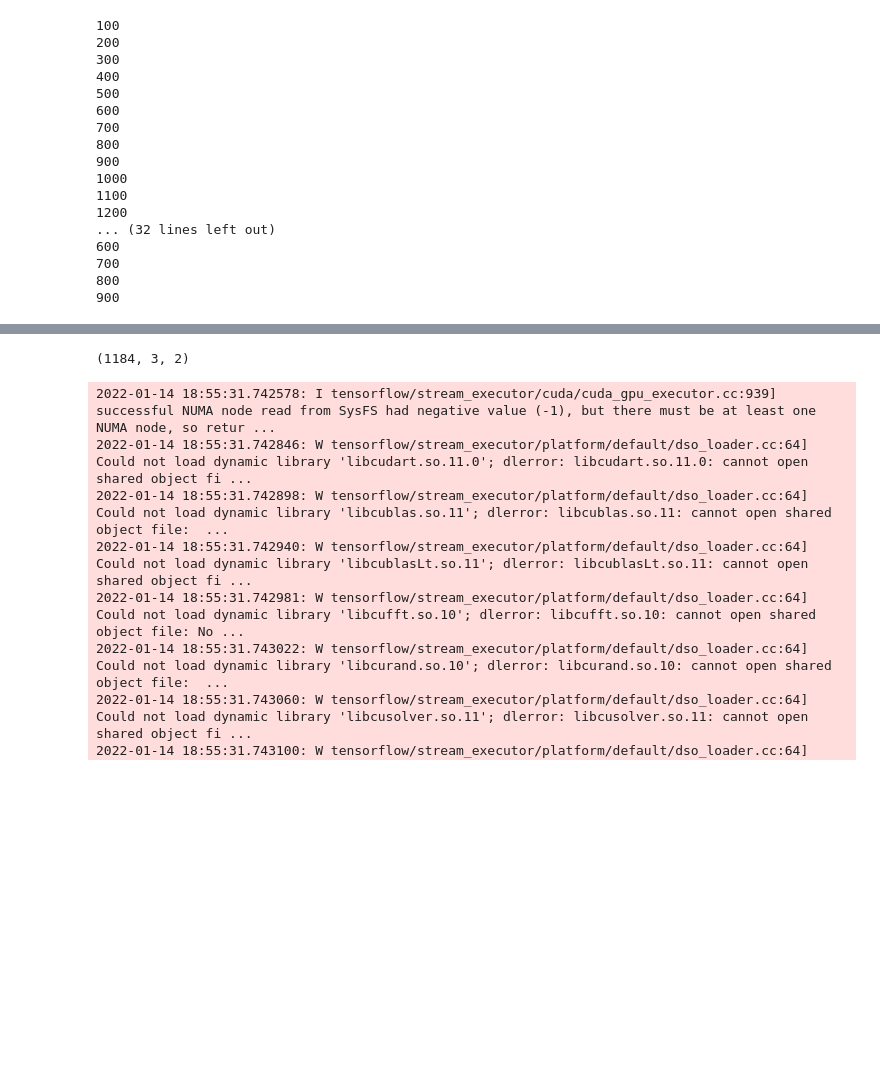
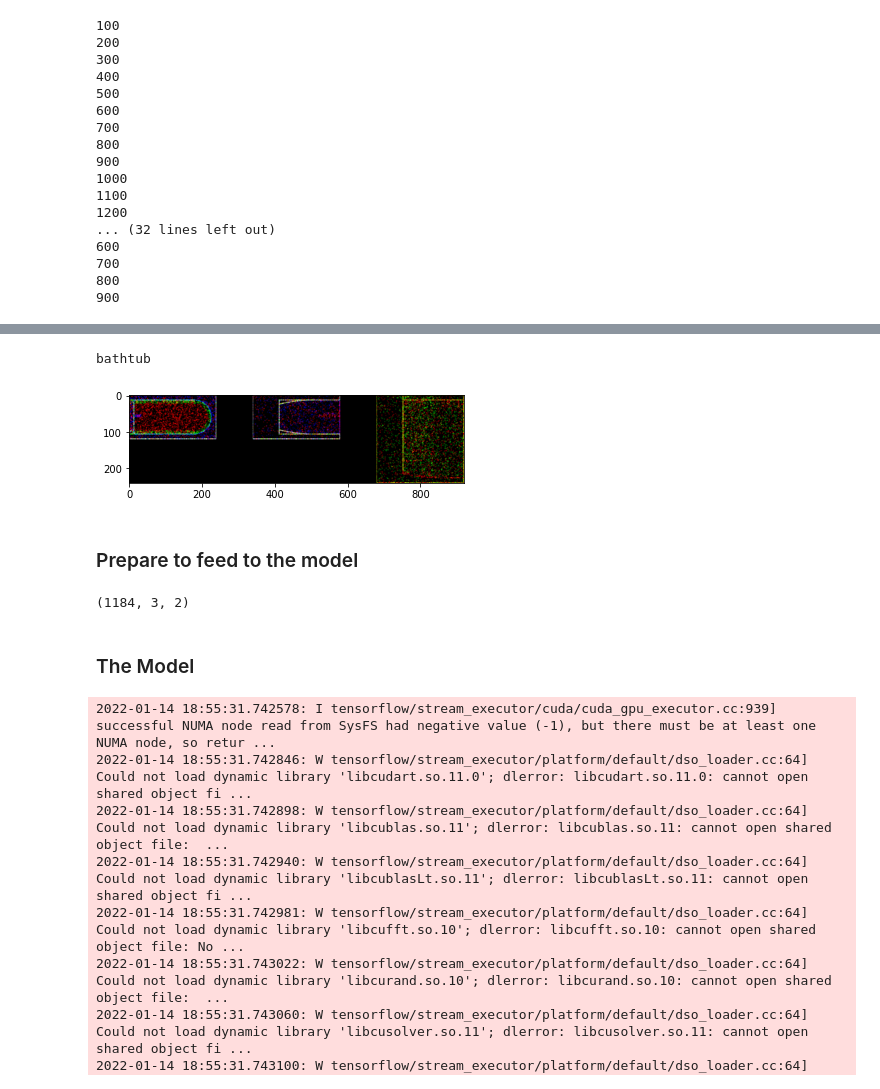
Before and after one commit to RazvanDu/3DRecognition, a Jupyter notebook: 3DRecognition.ipynb, the cells around one changed output, grey strips where cells are left out. Cells and saved outputs as stored; diff of their text form; code cells hidden in the pictures; blank space fills up the shorter version.

```diff
--- a/3DRecognition.ipynb
+++ b/3DRecognition.ipynb
@@ -365,3 +265,30 @@ real_faces_pcs.shape
+# %%
+train_images_rgb = changeViewRGB(train_data_n)
+test_images_rgb = changeViewRGB(test_data_n)
+# %%
+def combineToSinglePicture(data):
+    images = []
+    normalizedSize = 240
+    for image in data:
+        slices = np.zeros((normalizedSize, normalizedSize*3 + 200, 3), 'uint8')
+        slices[:, 0:normalizedSize,:] = image[1][0,:,:]
+        slices[:, normalizedSize + 100:2*normalizedSize + 100,:] = image[1][1,:,:]
+        slices[:, 2*normalizedSize + 200: 3*normalizedSize + 200,:] = image[1][2,:,:]
+        images.append((image[0], slices))
+    return images
+# %%
+train_images_rgb_combined = combineToSinglePicture(train_images_rgb)
+test_images_rgb_combined = combineToSinglePicture(test_images_rgb)
+# %%
+index = 15
+print(train_images_rgb_combined[index][0])
+plt.imshow(train_images_rgb_combined[index][1])
+plt.show()
+# %% [output]
+bathtub
+[figure, added]
+# %% [markdown]
+### Prepare to feed to the model
 # %%
 train_final = np.array([i[1] for i in train_images])
 train_labels = np.array([categories.index(l) for l in [i[0] for i in train_images]])
@@ -373,5 +300,7 @@ train_final[2333].shape
 # %% [output]
 (1184, 3, 2)
+# %% [markdown]
+### The Model
 # %%
 model = tf.keras.Sequential([
     # tf.keras.layers.Conv2D(60, kernel_size=(3, 3), input_shape=(240*4, 240*4, 1)),
```
Also changed, not shown: parts of 24 cells of this notebook.
